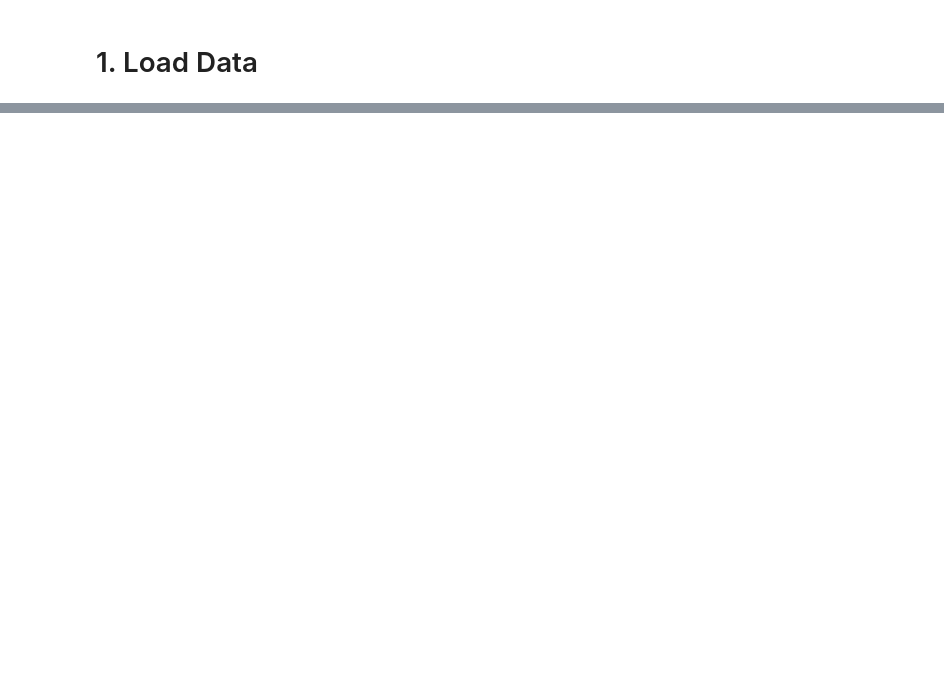
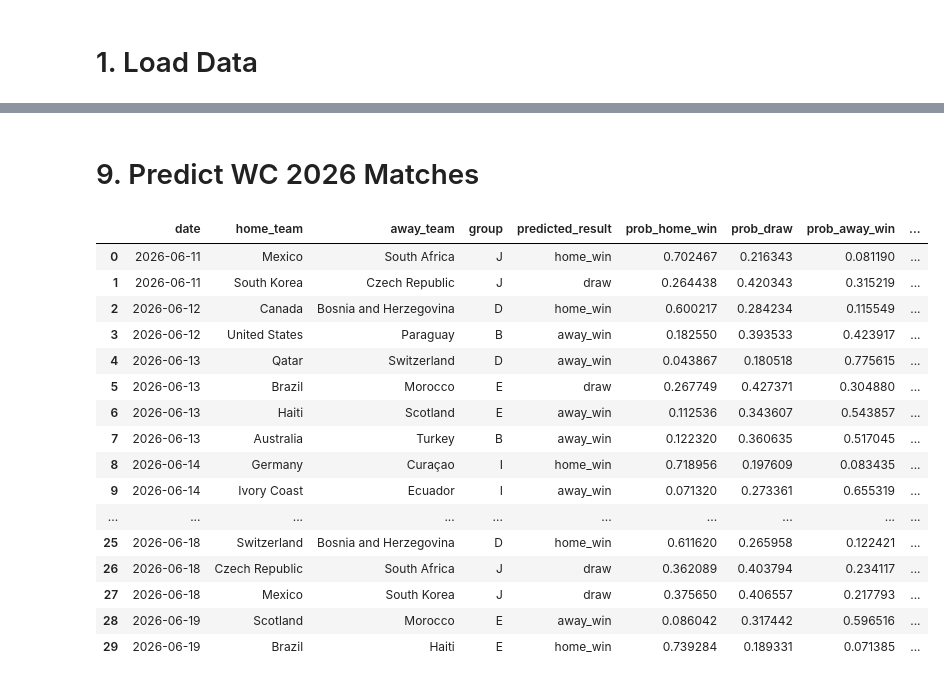
Before and after one commit to rares8283682/World_Cup_2026_Prediction, a Jupyter notebook: WC_2026_predictions_group.ipynb, the cells around one changed output, grey strips where cells are left out. Saved outputs shown, nothing was run; the diff lists cells and outputs as text; code cells hidden in the pictures; blank space fills up the shorter version.

```diff
--- a/WC_2026_predictions_group.ipynb
+++ b/WC_2026_predictions_group.ipynb
@@ -56,0 +90,7 @@ odds_compact_features = [
+# %%
+for df in [full_df, odds_df, schedule_2026]:
+    df["missing_fifa_rank"] = df["fifa_rank_diff"].isna().astype(int)
+    df["missing_fifa_points_zscore"] = df["fifa_points_zscore_diff"].isna().astype(int)
+
+    df["fifa_rank_diff"] = df["fifa_rank_diff"].fillna(0)
+    df["fifa_points_zscore_diff"] = df["fifa_points_zscore_diff"].fillna(0)
@@ -56,0 +197,8 @@ odds_compact_features = [
+# %%
+stack_model = LogisticRegression(
+    max_iter=1000,
+    class_weight="balanced",
+    random_state=42
+)
+
+stack_model.fit(X_stack_val, y_stack_val)
@@ -56,0 +243,55 @@ odds_compact_features = [
+# %% [markdown]
+# 9. Predict WC 2026 Matches
+# %%
+X_schedule_stack = make_stacking_features(schedule_model)
+
+schedule_probs = stack_model.predict_proba(X_schedule_stack)
+schedule_preds = stack_model.predict(X_schedule_stack)
+
+predictions_2026 = schedule_2026.copy()
+
+for i, class_name in enumerate(stack_model.classes_):
+    predictions_2026[f"prob_{class_name}"] = schedule_probs[:, i]
+
+for col in ["prob_home_win", "prob_draw", "prob_away_win"]:
+    if col not in predictions_2026.columns:
+        predictions_2026[col] = 0
+
+predictions_2026["predicted_result"] = schedule_preds
+predictions_2026["prediction_confidence"] = schedule_probs.max(axis=1)
+
+predictions_2026 = predictions_2026.sort_values("date").reset_index(drop=True)
+
+display(
+    predictions_2026[
+        [
+            "date",
+            "home_team",
+            "away_team",
+            "group",
+            "predicted_result",
+            "prob_home_win",
+            "prob_draw",
+            "prob_away_win",
+            "prediction_confidence",
+        ]
+    ].head(30)
+)
+# %% [output]
+|  | date | home_team | away_team | group | predicted_result | prob_home_win | prob_draw | prob_away_win | ... |
+| 0 | 2026-06-11 | Mexico | South Africa | J | home_win | 0.702467 | 0.216343 | 0.081190 | ... |
+| 1 | 2026-06-11 | South Korea | Czech Republic | J | draw | 0.264438 | 0.420343 | 0.315219 | ... |
+| 2 | 2026-06-12 | Canada | Bosnia and Herzegovina | D | home_win | 0.600217 | 0.284234 | 0.115549 | ... |
+| 3 | 2026-06-12 | United States | Paraguay | B | away_win | 0.182550 | 0.393533 | 0.423917 | ... |
+| 4 | 2026-06-13 | Qatar | Switzerland | D | away_win | 0.043867 | 0.180518 | 0.775615 | ... |
+| 5 | 2026-06-13 | Brazil | Morocco | E | draw | 0.267749 | 0.427371 | 0.304880 | ... |
+| 6 | 2026-06-13 | Haiti | Scotland | E | away_win | 0.112536 | 0.343607 | 0.543857 | ... |
+| 7 | 2026-06-13 | Australia | Turkey | B | away_win | 0.122320 | 0.360635 | 0.517045 | ... |
+| 8 | 2026-06-14 | Germany | Curaçao | I | home_win | 0.718956 | 0.197609 | 0.083435 | ... |
+| 9 | 2026-06-14 | Ivory Coast | Ecuador | I | away_win | 0.071320 | 0.273361 | 0.655319 | ... |
+| ... | ... | ... | ... | ... | ... | ... | ... | ... | ... |
+| 25 | 2026-06-18 | Switzerland | Bosnia and Herzegovina | D | home_win | 0.611620 | 0.265958 | 0.122421 | ... |
+| 26 | 2026-06-18 | Czech Republic | South Africa | J | draw | 0.362089 | 0.403794 | 0.234117 | ... |
+| 27 | 2026-06-18 | Mexico | South Korea | J | draw | 0.375650 | 0.406557 | 0.217793 | ... |
+| 28 | 2026-06-19 | Scotland | Morocco | E | away_win | 0.086042 | 0.317442 | 0.596516 | ... |
+| 29 | 2026-06-19 | Brazil | Haiti | E | home_win | 0.739284 | 0.189331 | 0.071385 | ... |
```
Also changed, not shown: parts of 19 cells of this notebook.
